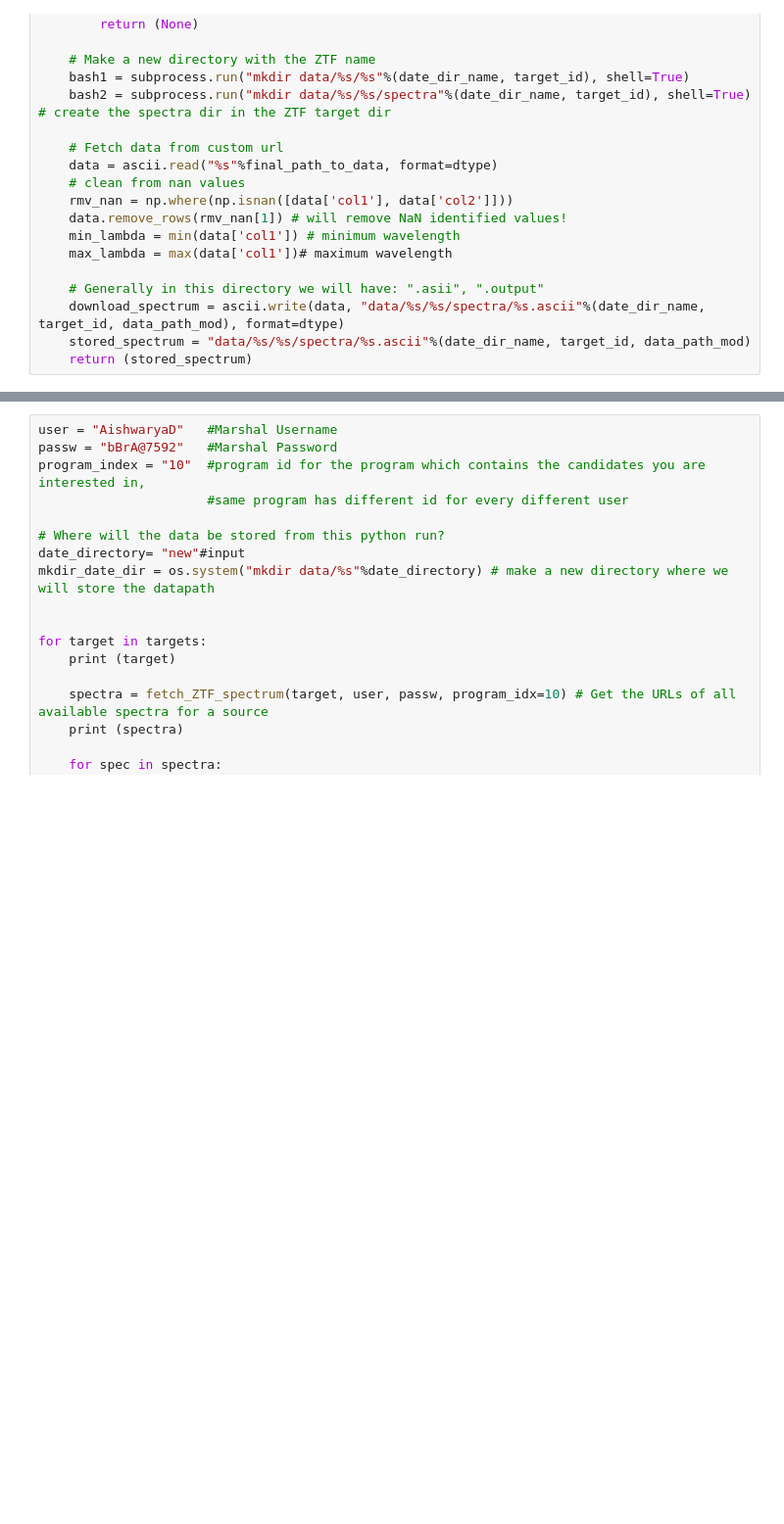
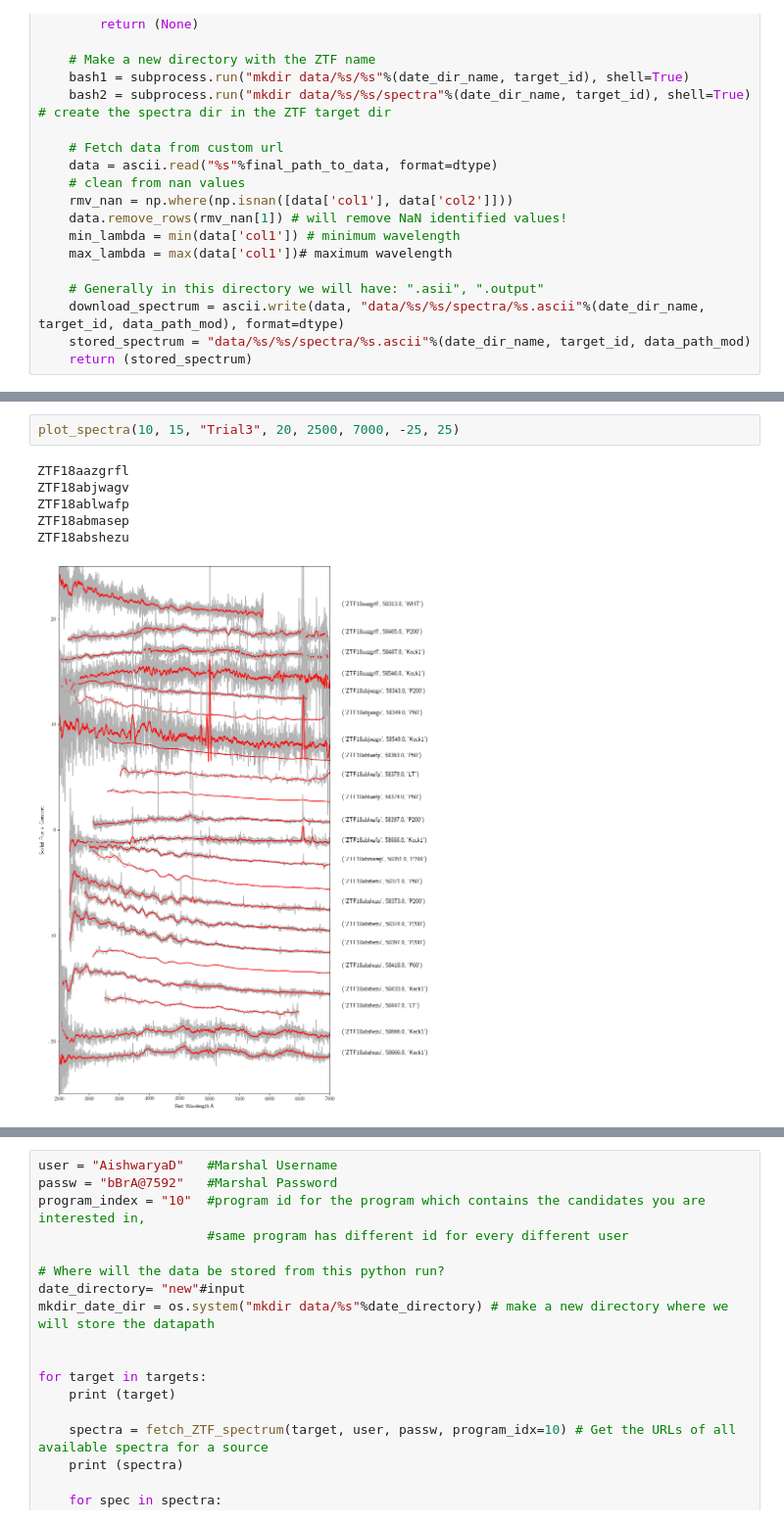
Before and after one commit to Aishwarya113/Superluminous, a Jupyter notebook: download_spectra.ipynb, the cells around one changed output, grey strips where cells are left out. Shown at 98% size. Saved outputs shown, nothing was run; the diff lists cells and outputs as text; blank space fills up the shorter version.

```diff
--- a/download_spectra.ipynb
+++ b/download_spectra.ipynb
@@ -296,0 +484,9 @@ def plot_smoothed_spectra(a, b, fig_name, constant = 25, low_xlim = 2000, up_xli
+# %%
+plot_spectra(10, 15, "Trial3", 20, 2500, 7000, -25, 25)
+# %% [output]
+ZTF18aazgrfl
+ZTF18abjwagv
+ZTF18ablwafp
+ZTF18abmasep
+ZTF18abshezu
+[figure, added]
```
Also changed, not shown: parts of 25 cells of this notebook, 1 other file.
